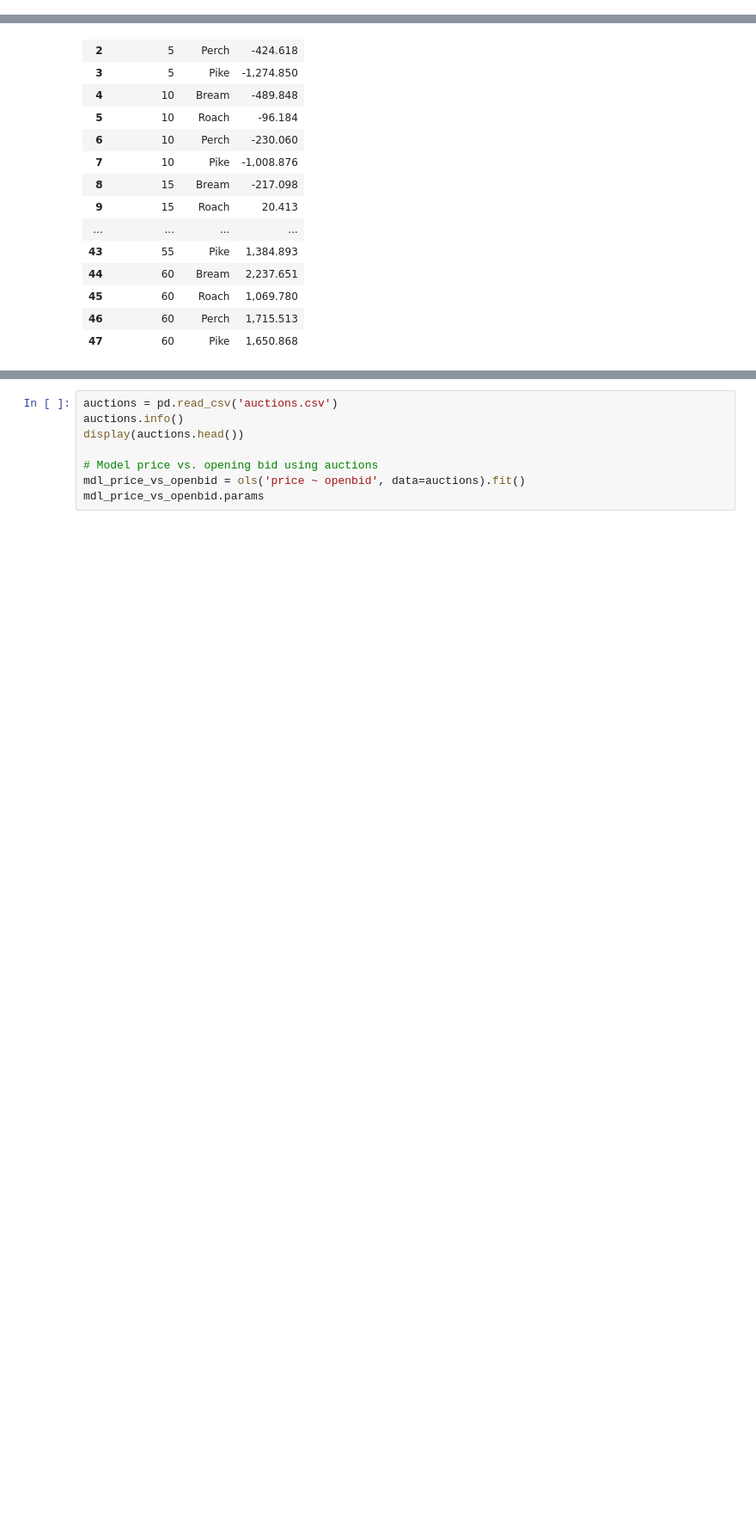
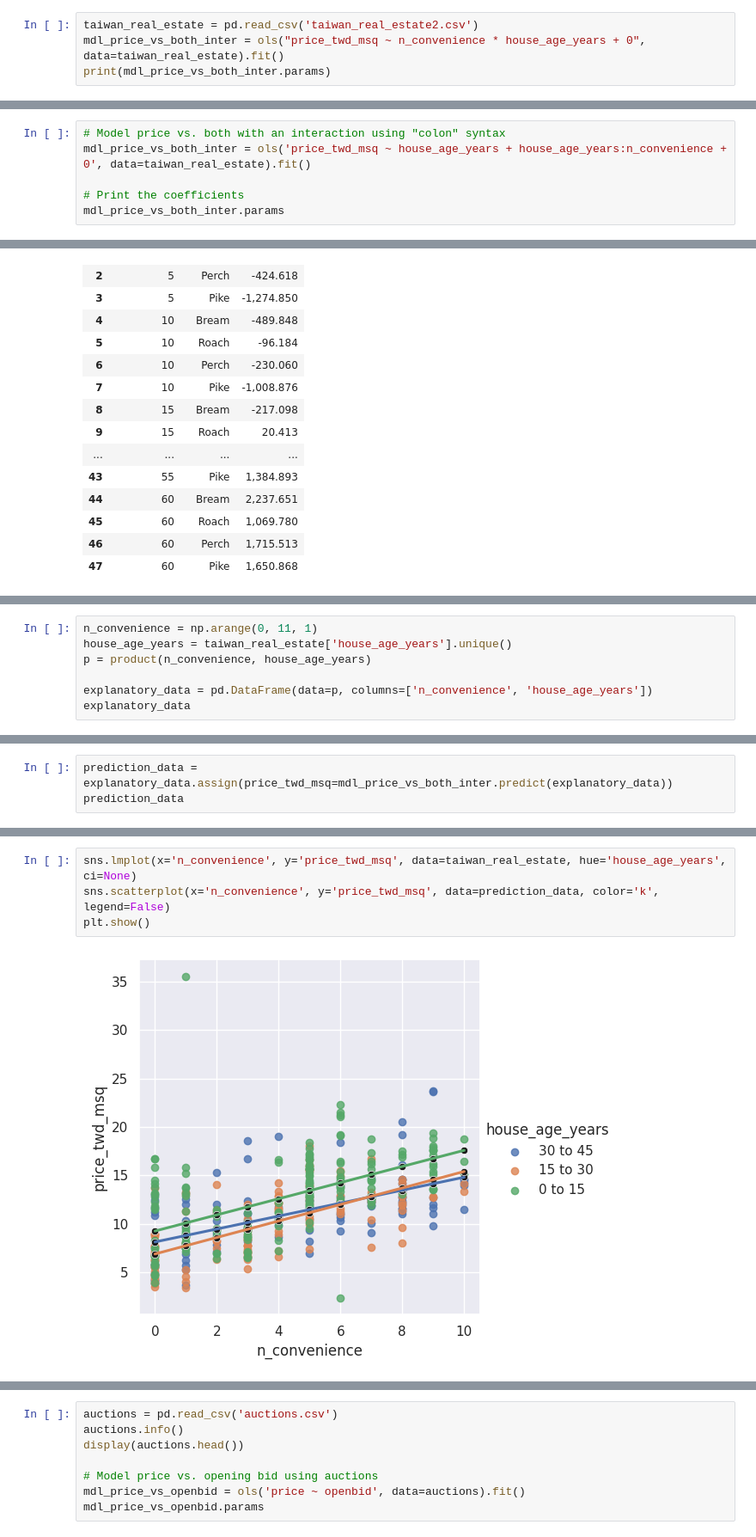
Before and after one commit to armeros/DC_Stats, a Jupyter notebook: statsmodels_intermediate/Intermediate_Statsmodels.ipynb, the cells around one changed output, grey strips where cells are left out. Shown at 86% size. Saved outputs shown, nothing was run; the diff lists cells and outputs as text; blank space fills up the shorter version.

```diff
--- a/statsmodels_intermediate/Intermediate_Statsmodels.ipynb
+++ b/statsmodels_intermediate/Intermediate_Statsmodels.ipynb
@@ -720,0 +986,4 @@ dtype: float64
+# %%
+taiwan_real_estate = pd.read_csv('taiwan_real_estate2.csv')
+mdl_price_vs_both_inter = ols("price_twd_msq ~ n_convenience * house_age_years + 0", data=taiwan_real_estate).fit()
+print(mdl_price_vs_both_inter.params)
@@ -720,0 +1002,6 @@ dtype: float64
+# %%
+# Model price vs. both with an interaction using "colon" syntax
+mdl_price_vs_both_inter = ols('price_twd_msq ~ house_age_years + house_age_years:n_convenience + 0', data=taiwan_real_estate).fit()
+
+# Print the coefficients
+mdl_price_vs_both_inter.params
@@ -807,0 +1163,7 @@ prediction_data
+# %%
+n_convenience = np.arange(0, 11, 1)
+house_age_years = taiwan_real_estate['house_age_years'].unique()
+p = product(n_convenience, house_age_years)
+
+explanatory_data = pd.DataFrame(data=p, columns=['n_convenience', 'house_age_years'])
+explanatory_data
@@ -807,0 +1192,3 @@ prediction_data
+# %%
+prediction_data = explanatory_data.assign(price_twd_msq=mdl_price_vs_both_inter.predict(explanatory_data))
+prediction_data
@@ -807,0 +1219,6 @@ prediction_data
+# %%
+sns.lmplot(x='n_convenience', y='price_twd_msq', data=taiwan_real_estate, hue='house_age_years', ci=None)
+sns.scatterplot(x='n_convenience', y='price_twd_msq', data=prediction_data, color='k', legend=False)
+plt.show()
+# %% [output]
+[figure, added]
```
Also changed, not shown: parts of 135 cells of this notebook.
